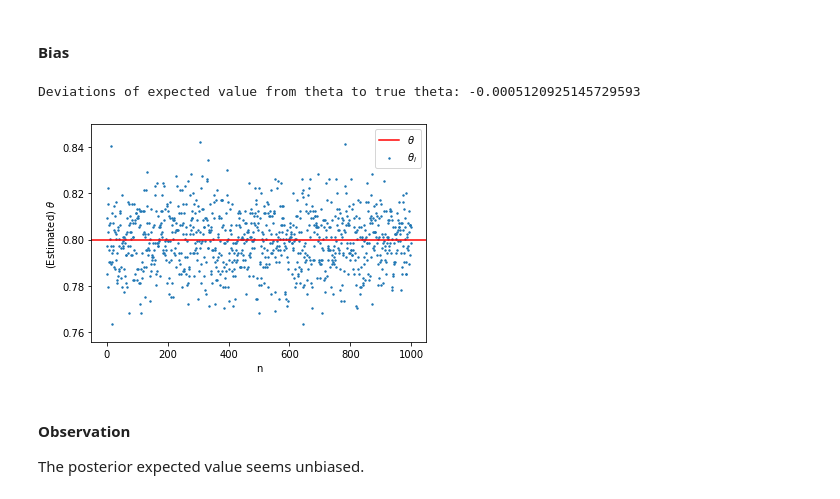
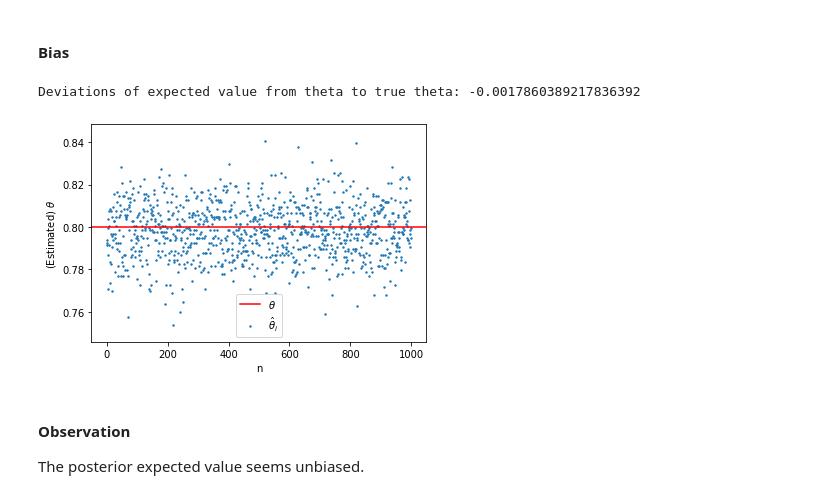
Before and after one commit to DorotheaMueller/statistics_assignments, a Jupyter notebook: ex_3.ipynb, the cells around one changed output. Saved outputs shown, nothing was run; the diff lists cells and outputs as text; code cells hidden in the pictures.

```diff
--- a/ex_3.ipynb
+++ b/ex_3.ipynb
@@ -150,15 +148,15 @@ res = []
 for _ in range(m):
     res.append(get_theta_estimate(theta_unknown))
 # %%
-plt.scatter(np.arange(0, m), res, s = 2, label = r'$\theta_i$')
+plt.scatter(np.arange(0, m), res, s = 2, label = r'$\hat{\theta}_i$')
 plt.axhline(theta_unknown, color = 'red', label = r'$\theta$')
 plt.legend()
 plt.xlabel('n')
 plt.ylabel(r'(Estimated) $\theta$')
 print("Deviations of expected value from theta to true theta:", np.mean(res)-theta_unknown)
 # %% [output]
-Deviations of expected value from theta to true theta: -0.0005120925145729593
+Deviations of expected value from theta to true theta: -0.0017860389217836392
-[figure, old version]
+[figure, new version]
 # %% [markdown]
 #### Observation
 The posterior expected value seems unbiased.
```
Also changed, not shown: parts of 5 cells of this notebook.
